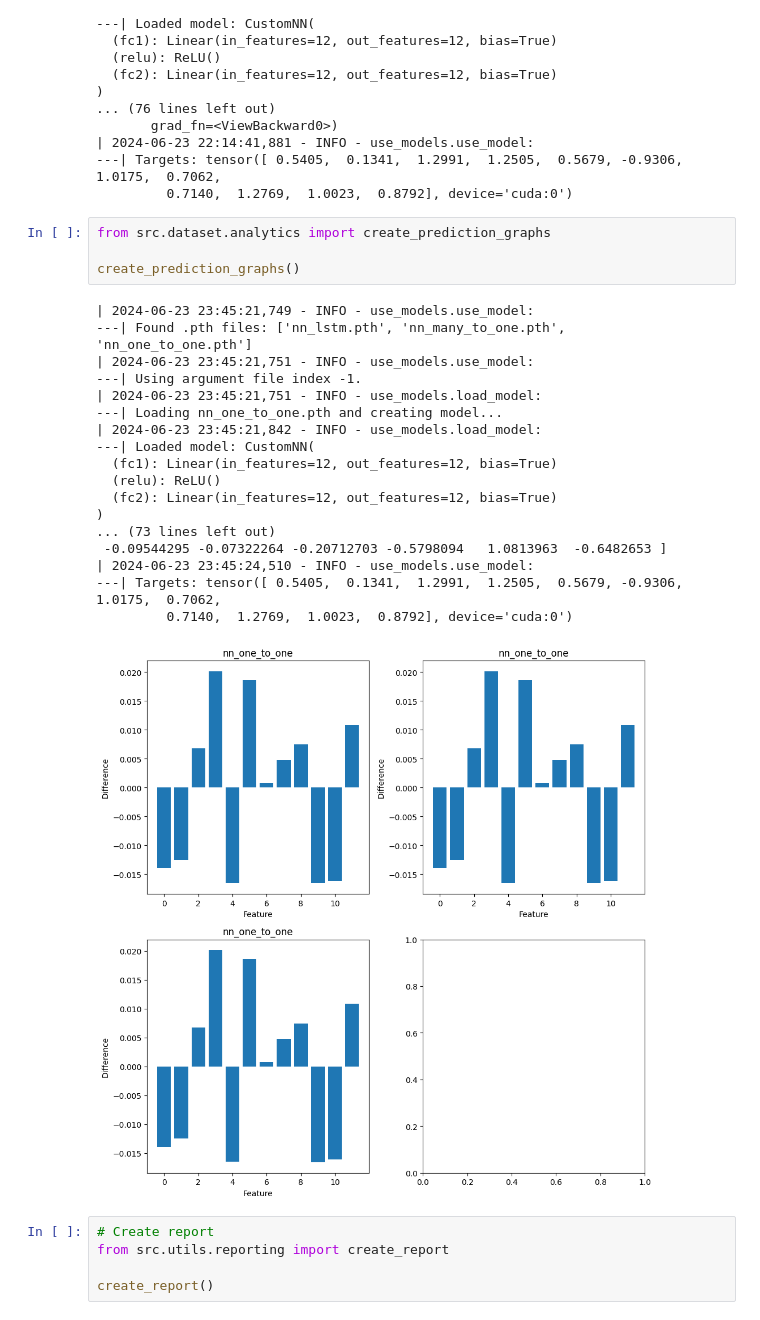
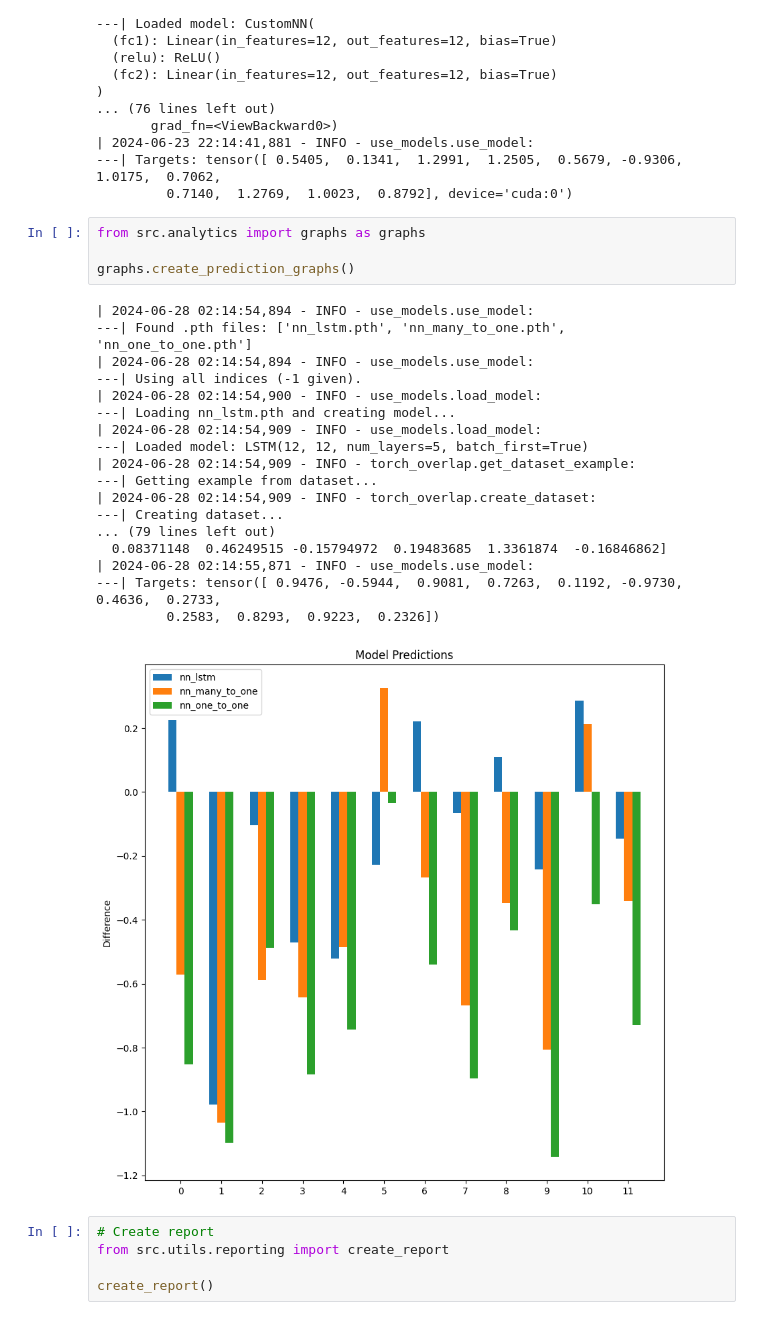
Before and after one commit to ahernandezjr/nba_analytics, a Jupyter notebook: main_ipynb.ipynb, the cells around one changed output. Saved outputs shown, nothing was run; the diff lists cells and outputs as text.

```diff
--- a/main_ipynb.ipynb
+++ b/main_ipynb.ipynb
@@ -180,28 +177,28 @@ um.use_model(-1)
 ---| Targets: tensor([ 0.5405,  0.1341,  1.2991,  1.2505,  0.5679, -0.9306,  1.0175,  0.7062,
          0.7140,  1.2769,  1.0023,  0.8792], device='cuda:0')
 # %%
-from src.dataset.analytics import create_prediction_graphs
+from src.analytics import graphs as graphs
 
-create_prediction_graphs()
+graphs.create_prediction_graphs()
 # %% [output]
-| 2024-06-23 23:45:21,749 - INFO - use_models.use_model:
+| 2024-06-28 02:14:54,894 - INFO - use_models.use_model:
 ---| Found .pth files: ['nn_lstm.pth', 'nn_many_to_one.pth', 'nn_one_to_one.pth']
-| 2024-06-23 23:45:21,751 - INFO - use_models.use_model:
----| Using argument file index -1.
-| 2024-06-23 23:45:21,751 - INFO - use_models.load_model:
----| Loading nn_one_to_one.pth and creating model...
-| 2024-06-23 23:45:21,842 - INFO - use_models.load_model:
----| Loaded model: CustomNN(
-  (fc1): Linear(in_features=12, out_features=12, bias=True)
-  (relu): ReLU()
-  (fc2): Linear(in_features=12, out_features=12, bias=True)
-)
-... (73 lines left out)
- -0.09544295 -0.07322264 -0.20712703 -0.5798094   1.0813963  -0.6482653 ]
-| 2024-06-23 23:45:24,510 - INFO - use_models.use_model:
----| Targets: tensor([ 0.5405,  0.1341,  1.2991,  1.2505,  0.5679, -0.9306,  1.0175,  0.7062,
-         0.7140,  1.2769,  1.0023,  0.8792], device='cuda:0')
+| 2024-06-28 02:14:54,894 - INFO - use_models.use_model:
+---| Using all indices (-1 given).
+| 2024-06-28 02:14:54,900 - INFO - use_models.load_model:
+---| Loading nn_lstm.pth and creating model...
+| 2024-06-28 02:14:54,909 - INFO - use_models.load_model:
+---| Loaded model: LSTM(12, 12, num_layers=5, batch_first=True)
+| 2024-06-28 02:14:54,909 - INFO - torch_overlap.get_dataset_example:
+---| Getting example from dataset...
+| 2024-06-28 02:14:54,909 - INFO - torch_overlap.create_dataset:
+---| Creating dataset...
+... (79 lines left out)
+  0.08371148  0.46249515 -0.15794972  0.19483685  1.3361874  -0.16846862]
+| 2024-06-28 02:14:55,871 - INFO - use_models.use_model:
+---| Targets: tensor([ 0.9476, -0.5944,  0.9081,  0.7263,  0.1192, -0.9730,  0.4636,  0.2733,
+         0.2583,  0.8293,  0.9223,  0.2326])
-[figure, old version]
+[figure, new version]
 # %%
 # Create report
 from src.utils.reporting import create_report
```
Also changed, not shown: parts of 5 cells of this notebook, 14 other files.
